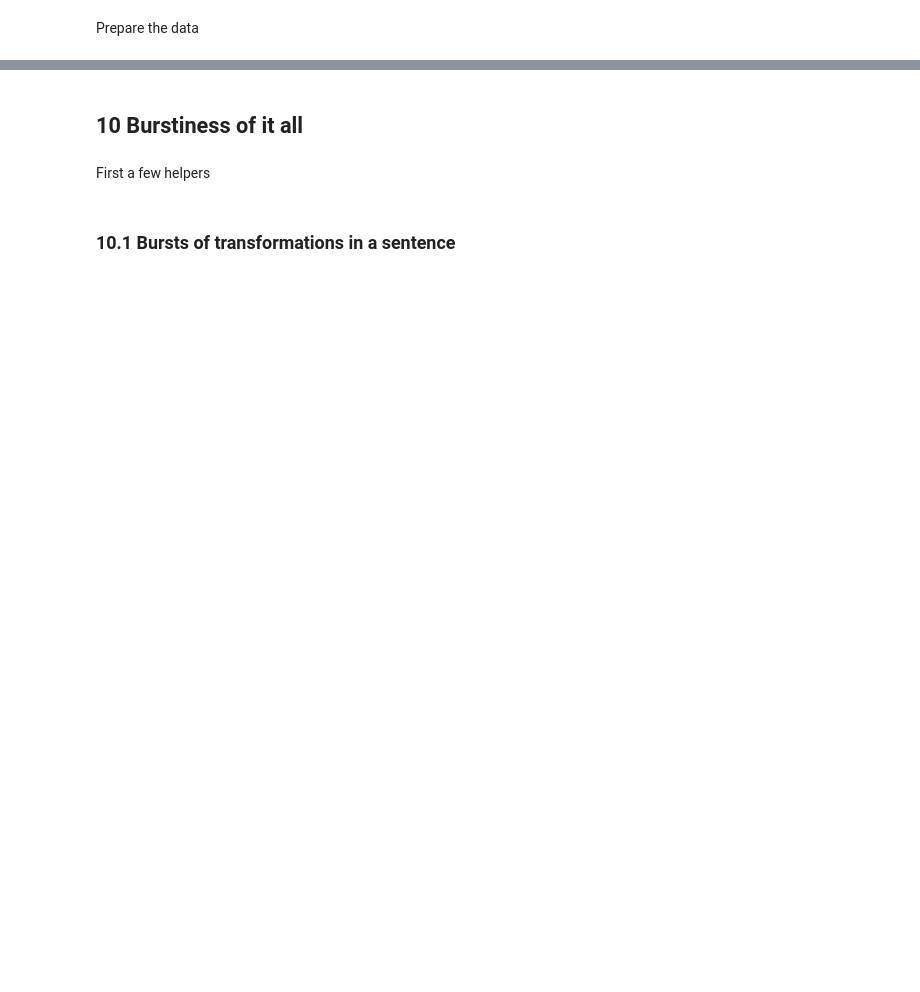
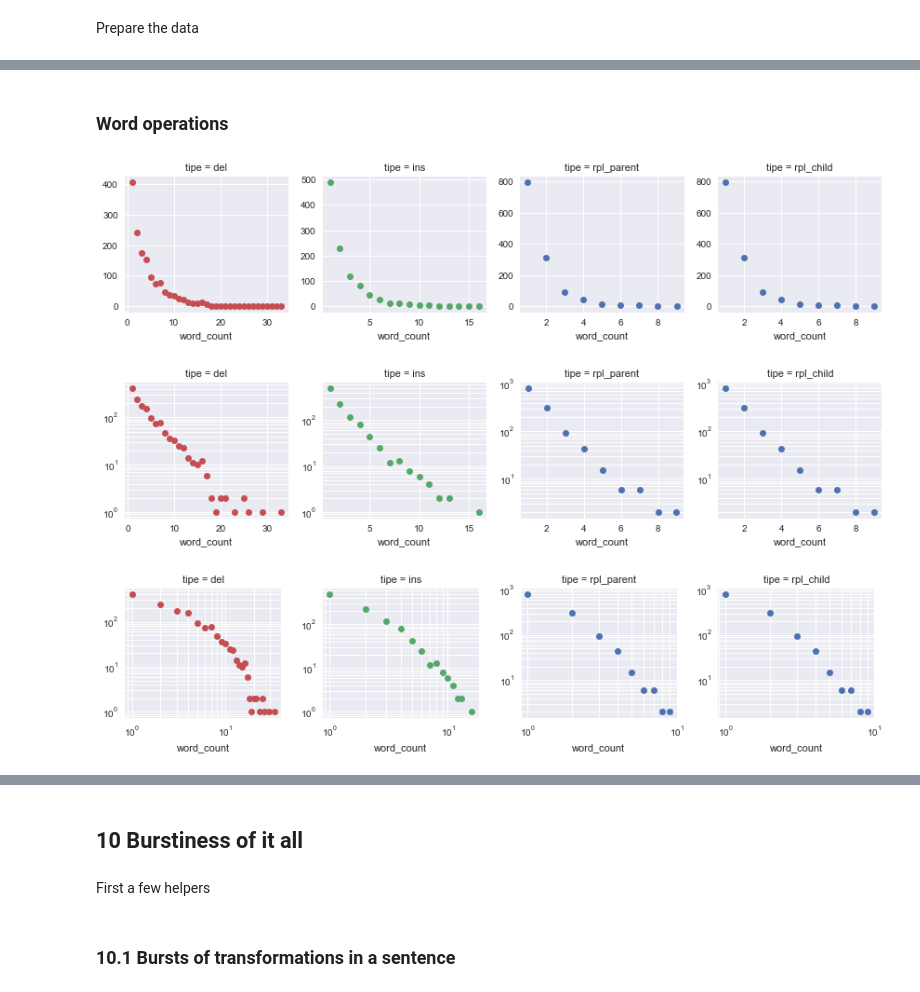
Before and after one commit to interpretation-experiment/analysis, a Jupyter notebook: notebooks/exp_3/model_exploration.ipynb, the cells around one changed output, grey strips where cells are left out. Drawn from its saved outputs; the diff is of its cells as text; code cells hidden in the pictures; blank space fills up the shorter version.

```diff
--- a/notebooks/exp_3/model_exploration.ipynb
+++ b/notebooks/exp_3/model_exploration.ipynb
@@ -678,0 +510,49 @@ g.map(plot_int_dist, 'chunk_size', scale='loglog')
+# %%
+data_size['weight'] = 1 / data_size.chunk_count
+#data_size['weight'] = data_size.groupby(['branch_id', 'tipe'])\
+#    .weight\
+#    .transform(lambda x: x / x.sum())
+# %%
+sentence_lengths = np.array([len(s.tokens) for s in Sentence.objects.experiment.kept
+                             if s.depth <= config.target_branch_depth])
+_, sentence_bins = pd.qcut(sentence_lengths[sentence_lengths <= 50], 4, retbins=True)
+# %%
+word_chunk_counts = data_size[data_size.parent_length <= 50]\
+    .groupby(['tipe', 'child_id', 'ref_sentence_length'])\
+    .chunk_size\
+    .aggregate(['sum', 'size'])\
+    .rename(columns={'sum': 'word_count', 'size': 'chunk_count'})\
+    .reset_index()
+word_chunk_counts['ref_sentence_length_bin'] = pd.cut(word_chunk_counts.ref_sentence_length, sentence_bins)
+# %%
+blue, green, red, purple, yellow, cyan = sb.color_palette()
+# %% [markdown]
+### Word operations
+# %%
+g = sb.FacetGrid(word_chunk_counts,
+                 col='tipe', col_order=columns_size[:4],
+                 hue='tipe',
+                 palette=[red, green, blue, blue],
+                 #size=5,
+                 sharex=False, sharey=False)
+g.map(plot_int_dist, 'word_count')
+
+g = sb.FacetGrid(word_chunk_counts,
+                 col='tipe', col_order=columns_size[:4],
+                 hue='tipe',
+                 palette=[red, green, blue, blue],
+                 #size=5,
+                 sharex=False, sharey=False)
+g.map(plot_int_dist, 'word_count', scale='ylog')
+
+g = sb.FacetGrid(word_chunk_counts,
+                 col='tipe', col_order=columns_size[:4],
+                 hue='tipe',
+                 palette=[red, green, blue, blue],
+                 #size=5,
+                 sharex=False, sharey=False)
+g.map(plot_int_dist, 'word_count', scale='loglog');
+# %% [output]
+[figure, added]
+[figure, added]
+[figure, added]
```
Also changed, not shown: parts of 75 cells of this notebook.
